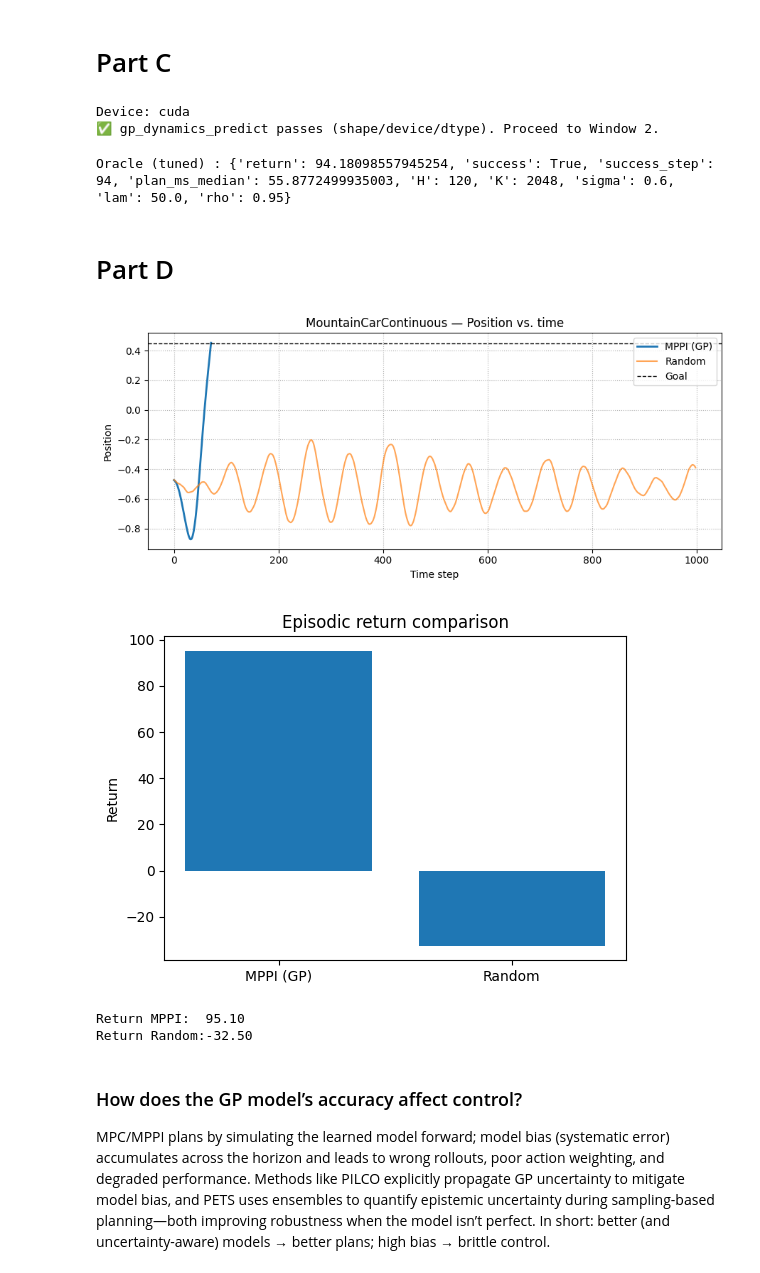
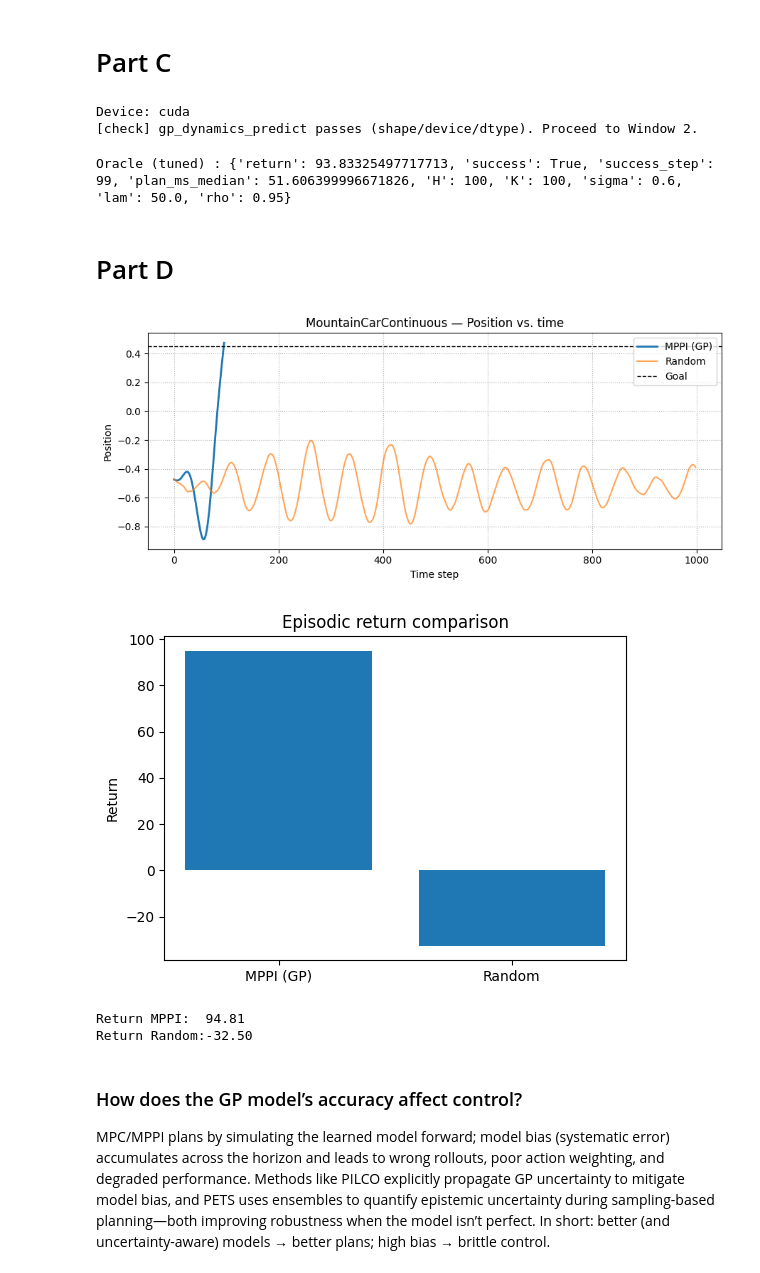
Before and after one commit to JuanCarlos-TiqueRangel/Reinforcement_Learning, a Jupyter notebook: lab7_mbrl.ipynb, the cells around one changed output. Saved outputs shown, nothing was run; the diff lists cells and outputs as text; code cells hidden in the pictures.

```diff
--- a/lab7_mbrl.ipynb
+++ b/lab7_mbrl.ipynb
@@ -910,10 +910,10 @@ assert dx.shape == (K, 2), f"Expected (K,2) = ({K},2) but got {tuple(dx.shape)}"
 assert dx.device.type == device.type, f"gp_dynamics_predict returned on {dx.device}, expected {device}"
 assert dx.dtype == torch.float32, f"gp_dynamics_predict returned {dx.dtype}, expected torch.float32"
 
-print("✅ gp_dynamics_predict passes (shape/device/dtype). Proceed to Window 2.")
+print("[check] gp_dynamics_predict passes (shape/device/dtype). Proceed to Window 2.")
 # %% [output]
 Device: cuda
-✅ gp_dynamics_predict passes (shape/device/dtype). Proceed to Window 2.
+[check] gp_dynamics_predict passes (shape/device/dtype). Proceed to Window 2.
 # %%
 # ===== Window 2: MPPI (no rendering) =====
 import torch
@@ -1006,7 +1005,7 @@ def true_dynamics_dx(x, u):
 _gp_backup = gp_dynamics_predict
 gp_dynamics_predict = true_dynamics_dx
 
-def run_oracle_tuned(H=120, K=2048, sigma=0.6, lam=50.0, rho=0.95, seed=7, max_steps=999):
+def run_oracle_tuned(H=100, K=100, sigma=0.6, lam=50.0, rho=0.95, seed=7, max_steps=5500):
     env = gym.make("MountainCarContinuous-v0", render_mode="human")  # headless
     obs, _ = env.reset(seed=seed)
     low, high = env.action_space.low[0], env.action_space.high[0]
@@ -1045,7 +1044,7 @@ print("Oracle (tuned) :", oracle_stats)
 # --- Restore your GP predictor after the oracle test ---
 gp_dynamics_predict = _gp_backup
 # %% [output]
-Oracle (tuned) : {'return': 94.18098557945254, 'success': True, 'success_step': 94, 'plan_ms_median': 55.8772499935003, 'H': 120, 'K': 2048, 'sigma': 0.6, 'lam': 50.0, 'rho': 0.95}
+Oracle (tuned) : {'return': 93.83325497717713, 'success': True, 'success_step': 99, 'plan_ms_median': 51.606399996671826, 'H': 100, 'K': 100, 'sigma': 0.6, 'lam': 50.0, 'rho': 0.95}
 # %% [markdown]
 # Part D
 # %%
@@ -1061,7 +1060,7 @@ assert 'GOAL_POS' in globals()
 
 # ---- Helpers ----
 def run_mppi_trajectory(H=120, K=1024, sigma=0.6, lam=50.0, rho=0.95,
-                        max_steps=999, seed=0, render_mode=None, warm_left=60):
+                        max_steps=500, seed=0, render_mode=None, warm_left=1):
     """Run one MPPI episode and record trajectory."""
     env = gym.make("MountainCarContinuous-v0", render_mode=render_mode)
     obs, _ = env.reset(seed=seed)
@@ -1110,36 +1109,43 @@ def run_random_trajectory(max_steps=999, seed=1, render_mode=None):
 pos_mppi, vel_mppi, act_mppi, rew_mppi, ret_mppi = run_mppi_trajectory(
     H=120, K=1024, sigma=0.6, lam=50.0, rho=0.95, seed=0, render_mode=None
 )
 pos_rand, vel_rand, act_rand, rew_rand, ret_rand = run_random_trajectory(seed=0, render_mode=None)
 
 Tm, Tr = np.arange(len(pos_mppi)), np.arange(len(pos_rand))
 
 # (1) Position vs. time
 plt.figure(figsize=(9,4))
 plt.plot(Tm, pos_mppi, label="MPPI (GP)", linewidth=2)
 plt.plot(Tr, pos_rand, label="Random", alpha=0.7)
 plt.axhline(0.45, linestyle="--", color="k", linewidth=1, label="Goal")
 plt.xlabel("Time step"); plt.ylabel("Position")
 plt.title("MountainCarContinuous — Position vs. time")
 plt.grid(True, linestyle=":")
 plt.legend()
 plt.tight_layout()
 plt.show()
 
 # (2) Episodic return comparison
 plt.figure(figsize=(5.5,4))
 plt.bar(["MPPI (GP)", "Random"], [ret_mppi, ret_rand])
 plt.ylabel("Return")
 plt.title("Episodic return comparison")
 plt.tight_layout()
 plt.show()
 
+
+plt.figure(figsize=(,4))
+
+
+
+
+
 print(f"Return MPPI:  {ret_mppi:.2f}")
 print(f"Return Random:{ret_rand:.2f}")
 # %% [output]
-[figure, old version]
+[figure, new version]
 [figure]
-Return MPPI:  95.10
+Return MPPI:  94.81
 Return Random:-32.50
 # %% [markdown]
 ### How does the GP model’s accuracy affect control?
```
Also changed, not shown: parts of 1 cell of this notebook, 1 other file.
